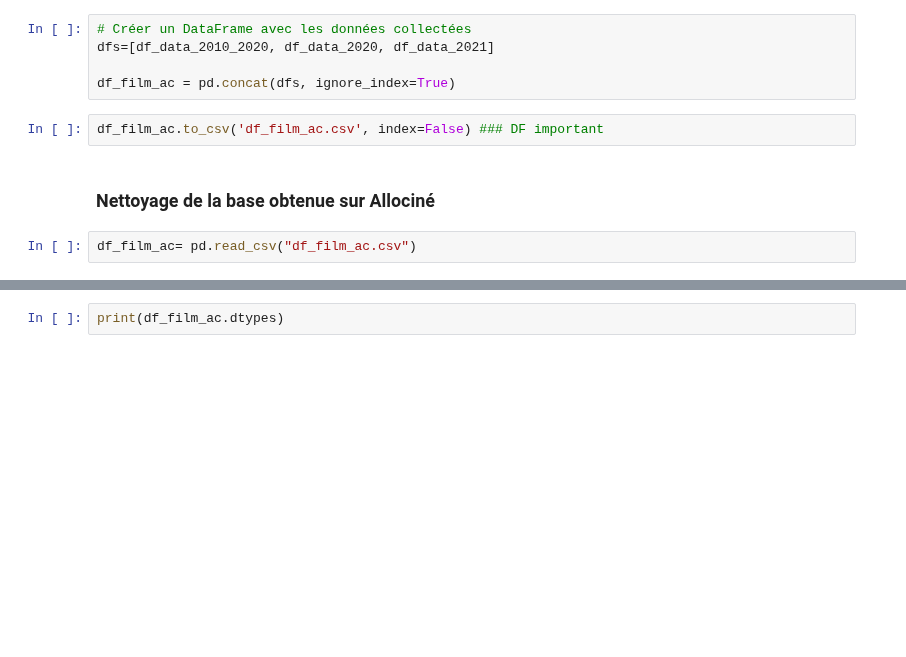
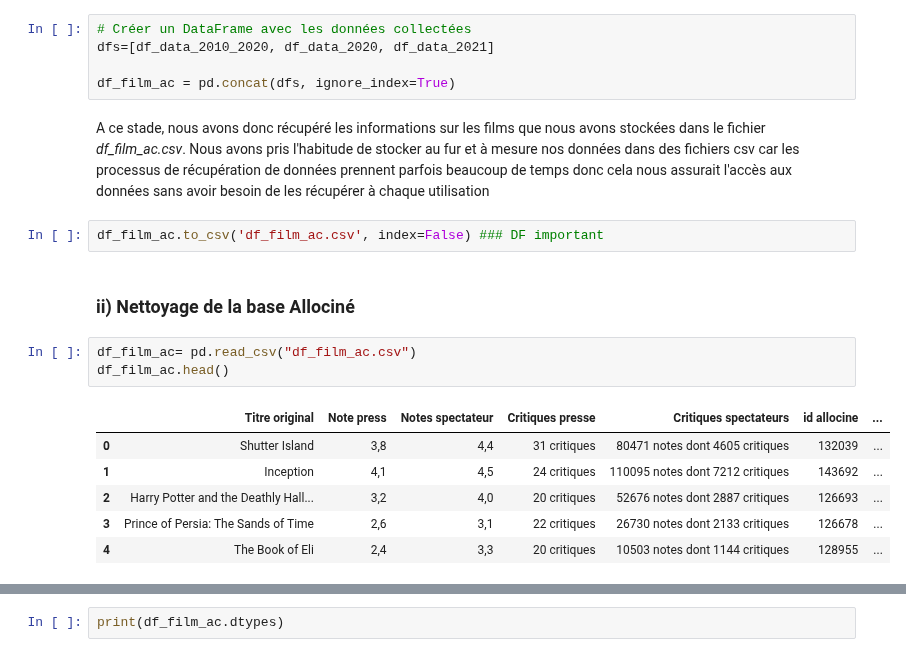
Before and after one commit to mass2330/python_ds_film, a Jupyter notebook: notebook_final.ipynb, the cells around one changed output, grey strips where cells are left out. Drawn from its saved outputs; the diff is of its cells as text; blank space fills up the shorter version.

```diff
--- a/notebook_final.ipynb
+++ b/notebook_final.ipynb
@@ -186,9 +194,19 @@ df_data_2021 = scraping_film_allocine(base_url_2021, nb_page_2021)
 dfs=[df_data_2010_2020, df_data_2020, df_data_2021]
 
 df_film_ac = pd.concat(dfs, ignore_index=True)
+# %% [markdown]
+A ce stade, nous avons donc récupéré les informations sur les films que nous avons stockées dans le fichier *df_film_ac.csv*. Nous avons pris l'habitude de stocker au fur et à mesure nos données dans des fichiers csv car les processus de récupération de données prennent parfois beaucoup de temps donc cela nous assurait l'accès aux données sans avoir besoin de les récupérer à chaque utilisation
 # %%
 df_film_ac.to_csv('df_film_ac.csv', index=False) ### DF important
 # %% [markdown]
-### Nettoyage de la base obtenue sur Allociné
+### ii)  Nettoyage de la base Allociné
 # %%
 df_film_ac= pd.read_csv("df_film_ac.csv")
+df_film_ac.head()
+# %% [output]
+|  | Titre original | Note press | Notes spectateur | Critiques presse | Critiques spectateurs | id allocine | ... |
+| 0 | Shutter Island | 3,8 | 4,4 | 31 critiques | 80471 notes dont 4605 critiques | 132039 | ... |
+| 1 | Inception | 4,1 | 4,5 | 24 critiques | 110095 notes dont 7212 critiques | 143692 | ... |
+| 2 | Harry Potter and the Deathly Hall... | 3,2 | 4,0 | 20 critiques | 52676 notes dont 2887 critiques | 126693 | ... |
+| 3 | Prince of Persia: The Sands of Time | 2,6 | 3,1 | 22 critiques | 26730 notes dont 2133 critiques | 126678 | ... |
+| 4 | The Book of Eli | 2,4 | 3,3 | 20 critiques | 10503 notes dont 1144 critiques | 128955 | ... |
```
Also changed, not shown: parts of 35 cells of this notebook.
